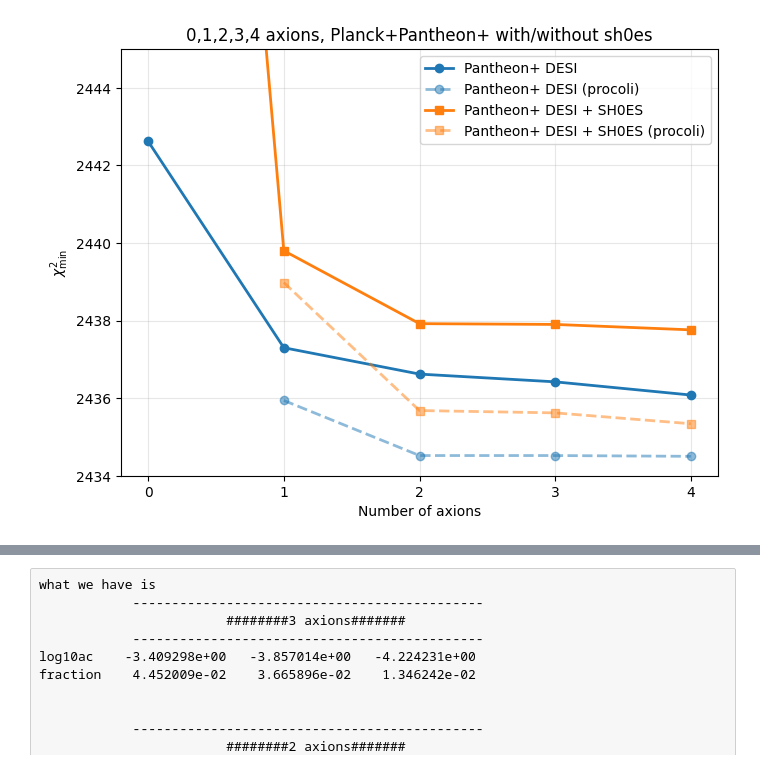
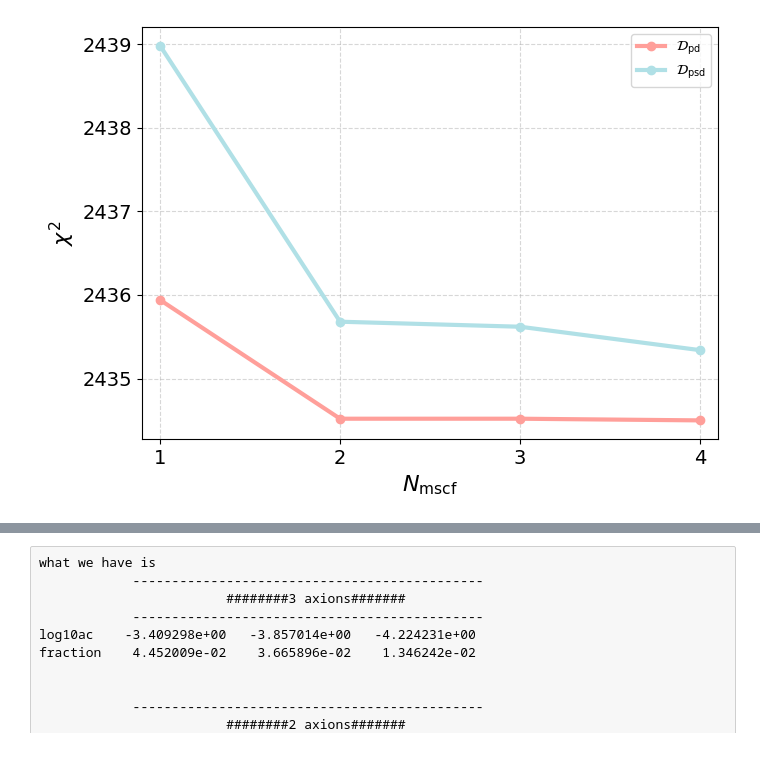
Before and after one commit to marcobeIIa/mAxi_reconstruction_tool, a Jupyter notebook: notebooks/234runs.ipynb, the cells around one changed output, grey strips where cells are left out. Drawn from its saved outputs; the diff is of its cells as text; code cells hidden in the pictures.

```diff
--- a/notebooks/234runs.ipynb
+++ b/notebooks/234runs.ipynb
@@ -444,77 +469,87 @@ for i in range(5):
     min_loglike_pd.append(find_min_loglike(chain_pd))
     min_loglike_psd.append(find_min_loglike(chain_psd))
     ####no procoli for 4psd yet###
-    try:
-        min_loglike_pd_procoli.append(find_min_loglike(chain_pd_proc,useProcoli=True))
-        min_loglike_psd_procoli.append(find_min_loglike(chain_psd_proc,useProcoli=True))
-    except:
-        min_loglike_pd_procoli.append(np.nan)
-        min_loglike_psd_procoli.append(np.nan)
+    if i == 0:
+        min_loglike_pd_procoli.append(find_min_loglike(chain_pd_proc,useProcoli=True)/3)
+        min_loglike_psd_procoli.append(find_min_loglike(chain_psd_proc,useProcoli=True)/3)
+    else:
+        try:
+            min_loglike_pd_procoli.append(find_min_loglike(chain_pd_proc,useProcoli=True))
+            min_loglike_psd_procoli.append(find_min_loglike(chain_psd_proc,useProcoli=True))
+        except:
+            min_loglike_pd_procoli.append(find_min_loglike(chain_pd_proc,useProcoli=False))
+            min_loglike_psd_procoli.append(find_min_loglike(chain_psd_proc,useProcoli=False))
 
 n_axions = np.arange(0, 5)
 # convert to chi^2
 chi2_pd  = 2 * np.array(min_loglike_pd)
 chi2_pd_procoli  = 2 * np.array(min_loglike_pd_procoli)
 chi2_psd = 2 * np.array(min_loglike_psd)
 chi2_psd_procoli  = 2 * np.array(min_loglike_psd_procoli)
 
 
-plt.figure(figsize=(7, 5))
 
-min=0
+from plotting.plotting import new_fig, COLORS
+fig, ax = new_fig()
+
+# plt.figure(figsize=(7, 5))
+
+min=1
 max=5
-# Pantheon+ DESI
-plt.plot(
-    n_axions[min:max],
-    chi2_pd[min:max],
-    color="C0",
-    marker="o",
-    lw=2,
-    label="Pantheon+ DESI"
-)
+# # Pantheon+ DESI
+# plt.plot(
+#     n_axions[min:max],
+#     chi2_pd[min:max],
+#     color="C0",
+#     marker="o",
+#     lw=2,
+#     label="Pantheon+ DESI"
+# )
 
 plt.plot(
     n_axions[min:max],
     chi2_pd_procoli[min:max],
-    color="C0",
+    color= COLORS[2],
     marker="o",
-    lw=2,
-    linestyle="--",
-    alpha=0.5,
-    label="Pantheon+ DESI (procoli)"
+    lw=3,
+    # linestyle="--",
+    # alpha=0.5,
+    label=r"$\mathcal{D}_\text{pd}$"
 )
 
 # Pantheon+ DESI + SH0ES
-plt.plot(
-    n_axions[min:max],
-    chi2_psd[min:max],
-    color="C1",
-    marker="s",
-    lw=2,
-    label="Pantheon+ DESI + SH0ES"
-)
+# plt.plot(
+#     n_axions[min:max],
+#     chi2_psd[min:max],
+#     color="C1",
+#     marker="s",
+#     lw=2,
+#     label="Pantheon+ DESI + SH0ES"
+# )
 
 plt.plot(
     n_axions[min:max],
     chi2_psd_procoli[min:max],
-    color="C1",
-    marker="s",
-    lw=2,
-    linestyle="--",
-    alpha=0.5,
-    label="Pantheon+ DESI + SH0ES (procoli)"
+    color= COLORS[5],
+    marker="o",
+    lw=3,
+    # linestyle="--",
+    # alpha=0.5,
+    label=r"$\mathcal{D}_\text{psd}$"
 )
 
-plt.xlabel("Number of axions")
-plt.ylabel(r"$\chi^2_{\mathrm{min}}$")
+plt.xlabel(r"$N_\text{mscf}$")
+plt.ylabel(r"$\chi^2$")
 plt.xticks(n_axions)
 plt.legend()
-plt.grid(alpha=0.3)
-plt.ylim(2434,2445)
+# plt.grid(alpha=0.3)
+# plt.ylim(2434,2445)
+plt.xlim(0.9,4.1)
 plt.tight_layout()
-plt.title("0,1,2,3,4 axions, Planck+Pantheon+ with/without sh0es")
+# plt.title("1,2,3,4 axions, planck+pantheon+ with/without sh0es")
 plt.show()
 
-print(chi2_psd_procoli[max-2],chi2_psd_procoli[max-3])
+print(chi2_pd_procoli,chi2_psd_procoli, chi2_psd_procoli-chi2_pd_procoli)
+fig.save("chi2_18")
 # %% [output]
-[figure, old version]
+[figure, new version]
```
Also changed, not shown: parts of 10 cells of this notebook, 18 other files.
